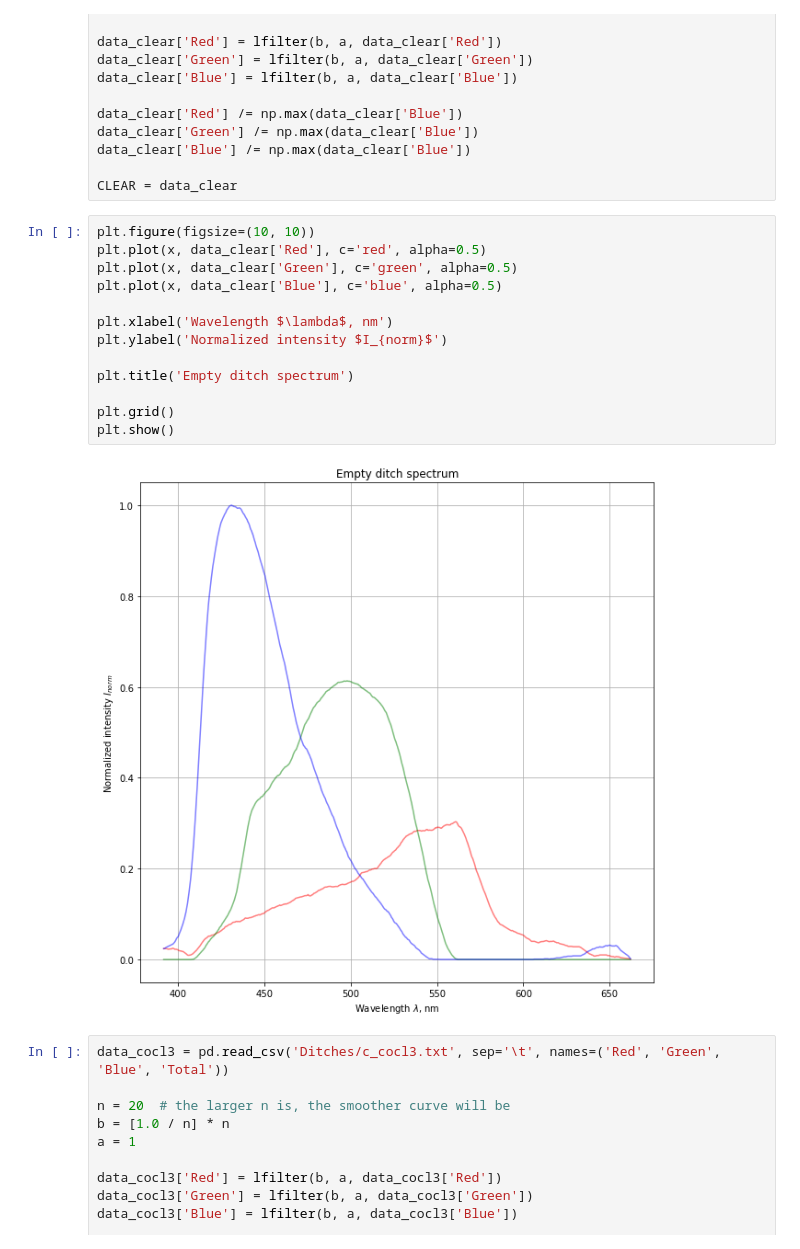
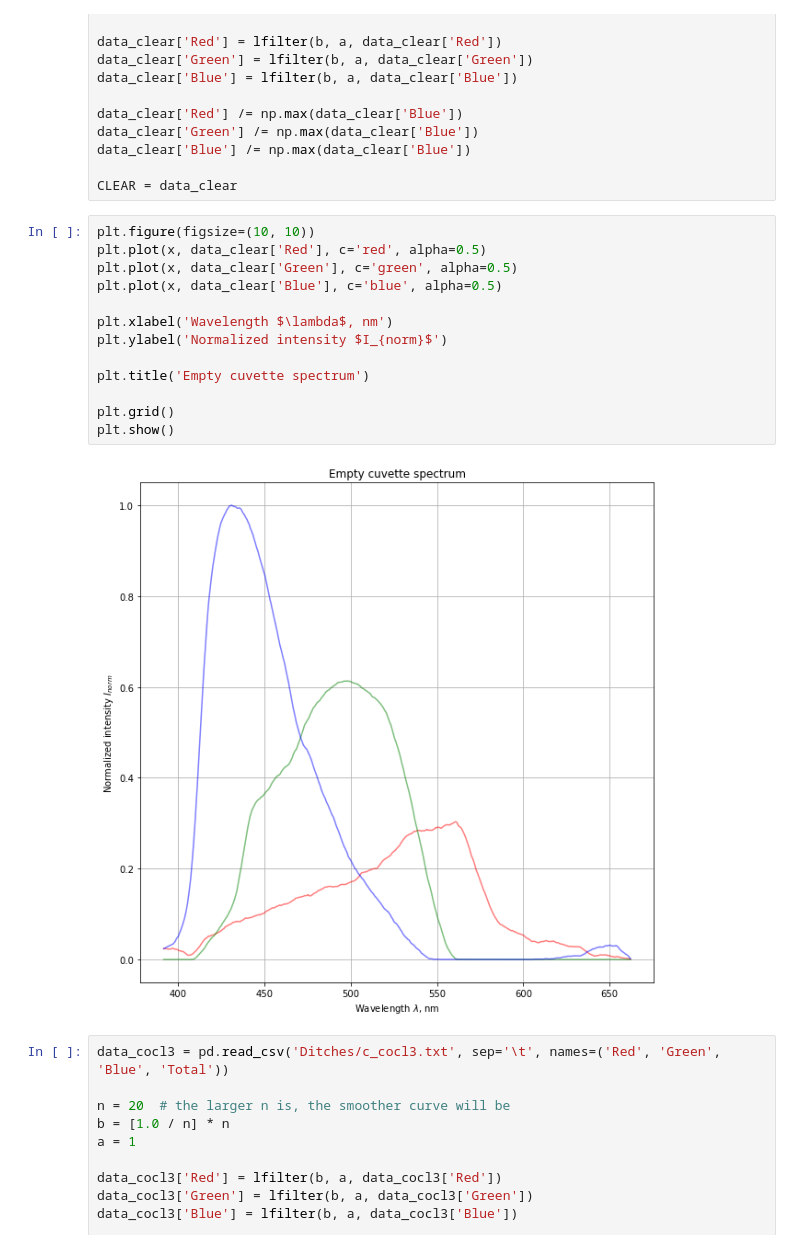
Before and after one commit to f3ss1/HSE-FF, a Jupyter notebook: 6th semester/Modern Physics Practice/Spectrometer/Data/data analysis.ipynb, the cells around one changed output. Drawn from its saved outputs; the diff is of its cells as text.

```diff
--- a/6th semester/Modern Physics Practice/Spectrometer/Data/data analysis.ipynb
+++ b/6th semester/Modern Physics Practice/Spectrometer/Data/data analysis.ipynb
@@ -148,18 +148,18 @@ CLEAR = data_clear
 # %%
 plt.figure(figsize=(10, 10))
 plt.plot(x, data_clear['Red'], c='red', alpha=0.5)
 plt.plot(x, data_clear['Green'], c='green', alpha=0.5)
 plt.plot(x, data_clear['Blue'], c='blue', alpha=0.5)
 
 plt.xlabel('Wavelength $\lambda$, nm')
 plt.ylabel('Normalized intensity $I_{norm}$')
 
-plt.title('Empty ditch spectrum')
+plt.title('Empty cuvette spectrum')
 
 plt.grid()
 plt.show()
 # %% [output]
-[figure, old version]
+[figure, new version]
 # %%
 data_cocl3 = pd.read_csv('Ditches/c_cocl3.txt', sep='\t', names=('Red', 'Green', 'Blue', 'Total'))
 
```
Also changed, not shown: parts of 2 cells of this notebook, 40 other files.
